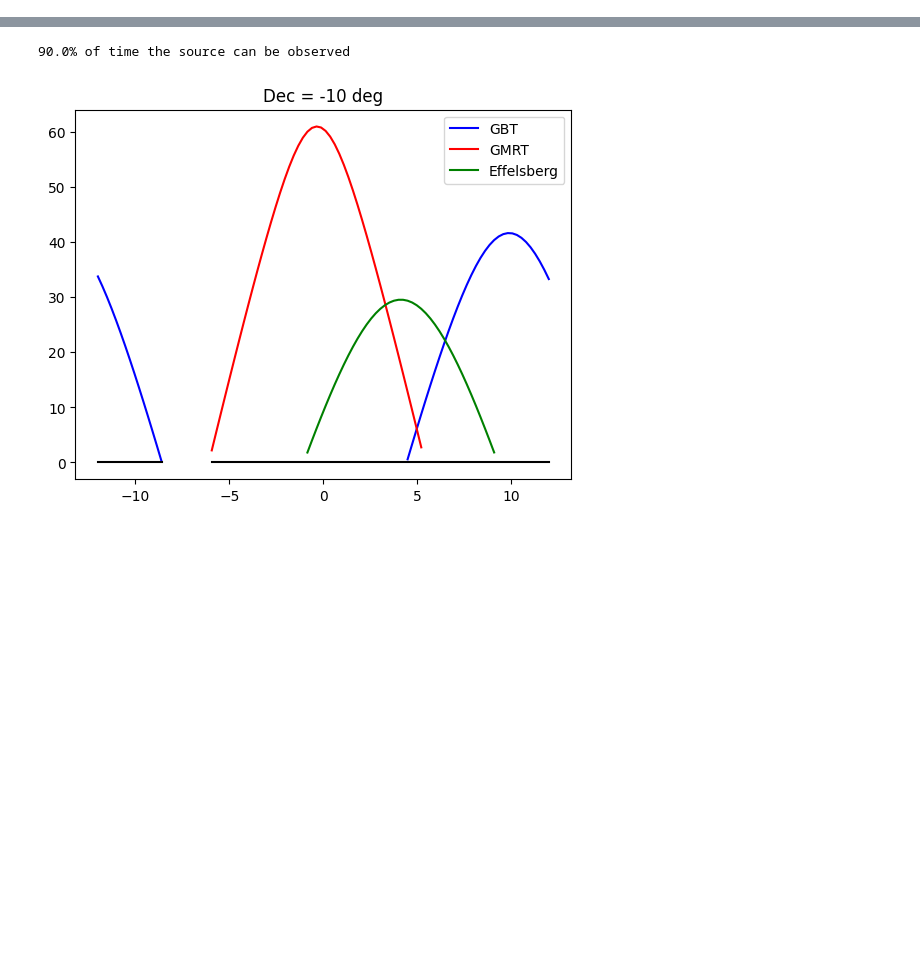
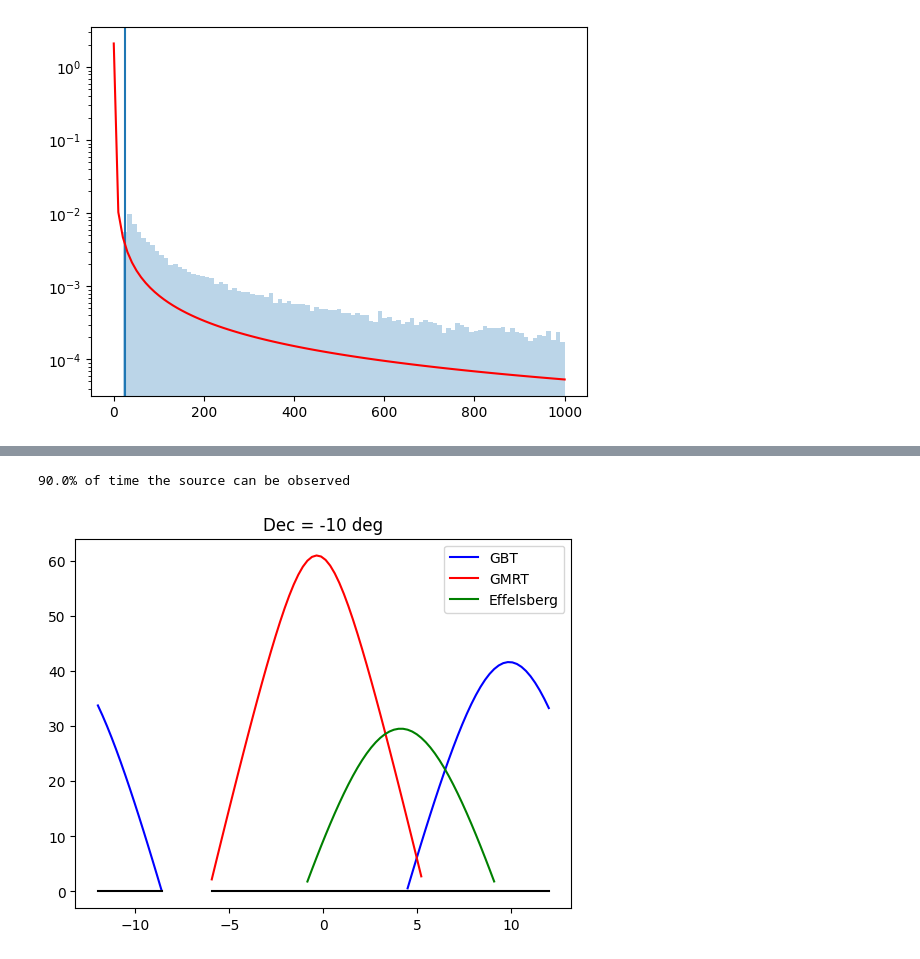
Before and after one commit to danielemichilli/slf, a Jupyter notebook: Gravitational_Lensing.ipynb, the cells around one changed output, grey strips where cells are left out. Cells and saved outputs as stored; diff of their text form; code cells hidden in the pictures; blank space fills up the shorter version.

```diff
--- a/Gravitational_Lensing.ipynb
+++ b/Gravitational_Lensing.ipynb
@@ -766,0 +1076,25 @@ https://www.math.leidenuniv.nl/~gill/teaching/astro/stanSchechter.pdf
+# %%
+# Pareto
+
+gamma = -1.15
+#gamma = -0.95
+
+Emin = 26
+plt.axvline(Emin)
+
+a = -gamma - 1
+x = np.linspace(0.1, 1000, 100)
+y = a / x**(a+1)
+plt.plot(x, y, 'r-')
+
+_ = plt.hist(
+    (rng.pareto(a, size=100_000) + 1) * Emin,
+    bins=x,
+    alpha=0.3,
+    density=True
+)
+
+
+plt.yscale('log')
+# %% [output]
+[figure, added]
```
Also changed, not shown: parts of 54 cells of this notebook.
